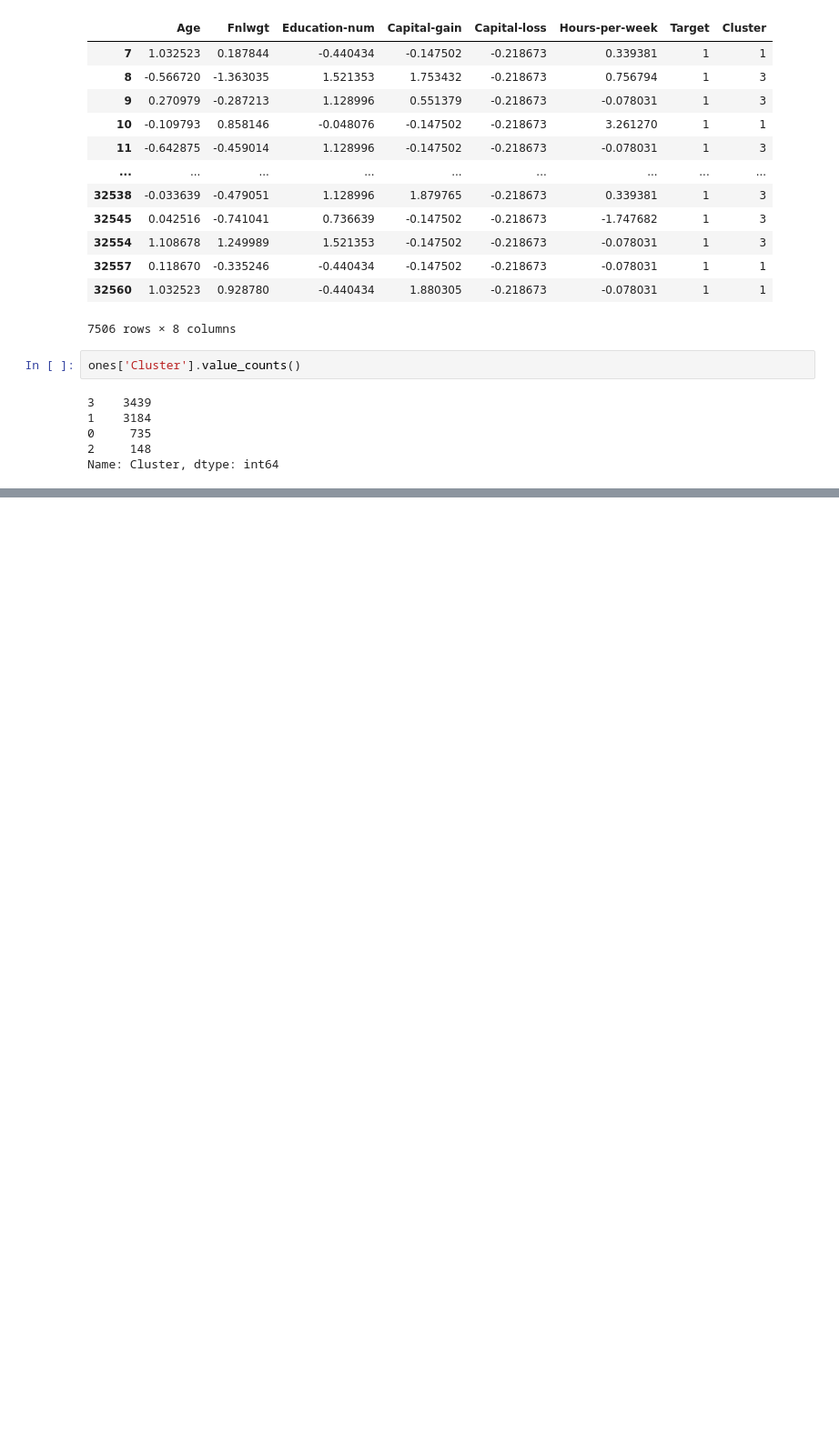
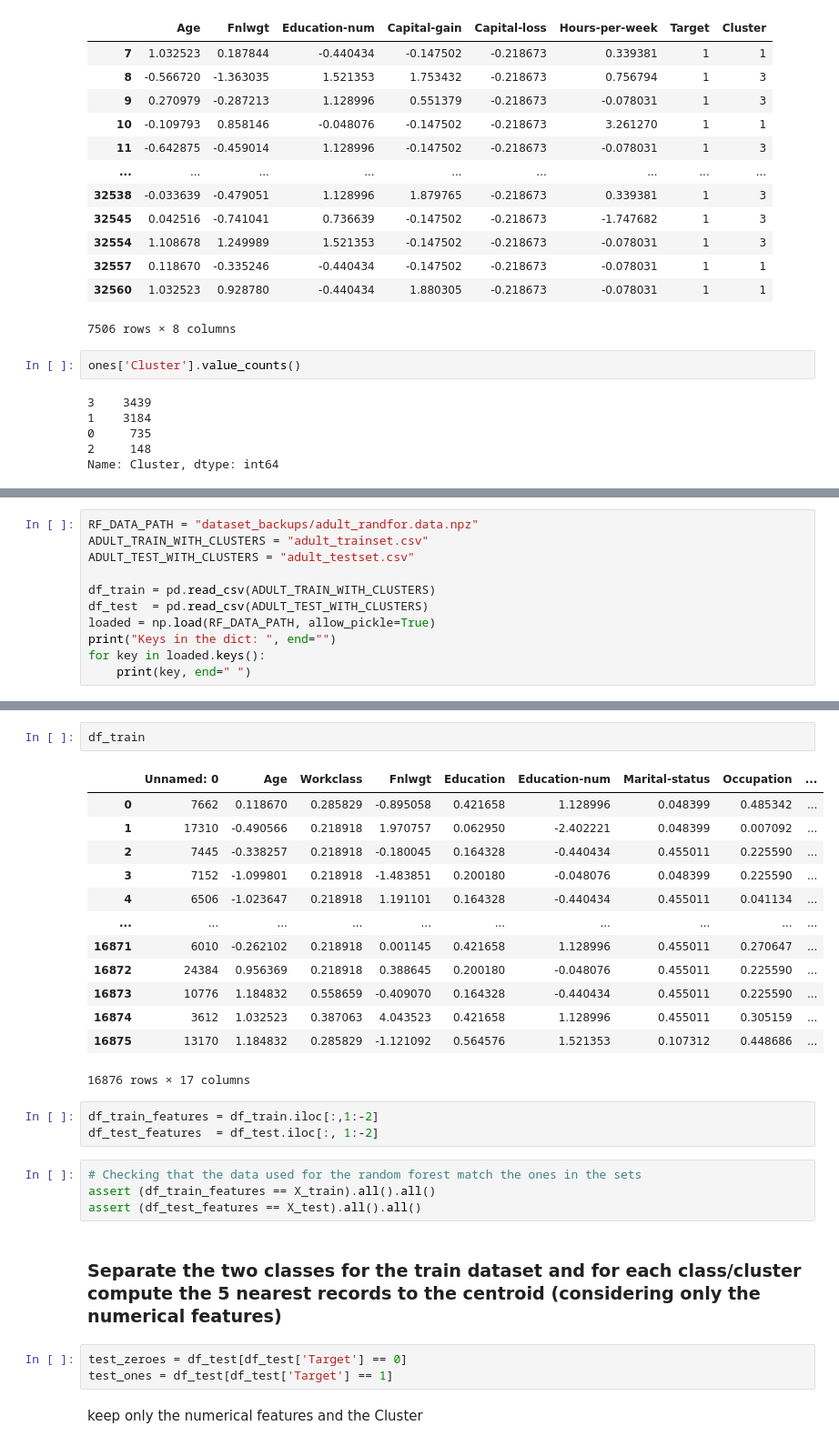
Before and after one commit to gerzin/mlem, a Jupyter notebook: notebooks/datasets/adult/AdultClusteringCentroids.ipynb, the cells around one changed output, grey strips where cells are left out. Shown at 91% size. Saved outputs shown, nothing was run; the diff lists cells and outputs as text; blank space fills up the shorter version.

Commit message:
using centroids to create new set

```diff
--- a/notebooks/datasets/adult/AdultClusteringCentroids.ipynb
+++ b/notebooks/datasets/adult/AdultClusteringCentroids.ipynb
@@ -541,0 +262,11 @@ Name: 0, dtype: float64
+# %%
+RF_DATA_PATH = "dataset_backups/adult_randfor.data.npz"
+ADULT_TRAIN_WITH_CLUSTERS = "adult_trainset.csv"
+ADULT_TEST_WITH_CLUSTERS = "adult_testset.csv"
+
+df_train = pd.read_csv(ADULT_TRAIN_WITH_CLUSTERS)
+df_test  = pd.read_csv(ADULT_TEST_WITH_CLUSTERS)
+loaded = np.load(RF_DATA_PATH, allow_pickle=True)
+print("Keys in the dict: ", end="")
+for key in loaded.keys():
+    print(key, end=" ")
@@ -541,0 +293,30 @@ Name: 0, dtype: float64
+# %%
+df_train
+# %% [output]
+|  | Unnamed: 0 | Age | Workclass | Fnlwgt | Education | Education-num | Marital-status | Occupation | ... |
+| 0 | 7662 | 0.118670 | 0.285829 | -0.895058 | 0.421658 | 1.128996 | 0.048399 | 0.485342 | ... |
+| 1 | 17310 | -0.490566 | 0.218918 | 1.970757 | 0.062950 | -2.402221 | 0.048399 | 0.007092 | ... |
+| 2 | 7445 | -0.338257 | 0.218918 | -0.180045 | 0.164328 | -0.440434 | 0.455011 | 0.225590 | ... |
+| 3 | 7152 | -1.099801 | 0.218918 | -1.483851 | 0.200180 | -0.048076 | 0.048399 | 0.225590 | ... |
+| 4 | 6506 | -1.023647 | 0.218918 | 1.191101 | 0.164328 | -0.440434 | 0.455011 | 0.041134 | ... |
+| ... | ... | ... | ... | ... | ... | ... | ... | ... | ... |
+| 16871 | 6010 | -0.262102 | 0.218918 | 0.001145 | 0.421658 | 1.128996 | 0.455011 | 0.270647 | ... |
+| 16872 | 24384 | 0.956369 | 0.218918 | 0.388645 | 0.200180 | -0.048076 | 0.455011 | 0.225590 | ... |
+| 16873 | 10776 | 1.184832 | 0.558659 | -0.409070 | 0.164328 | -0.440434 | 0.455011 | 0.225590 | ... |
+| 16874 | 3612 | 1.032523 | 0.387063 | 4.043523 | 0.421658 | 1.128996 | 0.455011 | 0.305159 | ... |
+| 16875 | 13170 | 1.184832 | 0.285829 | -1.121092 | 0.564576 | 1.521353 | 0.107312 | 0.448686 | ... |
+16876 rows × 17 columns
+# %%
+df_train_features = df_train.iloc[:,1:-2]
+df_test_features  = df_test.iloc[:, 1:-2]
+# %%
+# Checking that the data used for the random forest match the ones in the sets
+assert (df_train_features == X_train).all().all()
+assert (df_test_features == X_test).all().all()
+# %% [markdown]
+### Separate the two classes for the train dataset and for each class/cluster compute the 5 nearest records to the centroid (considering only the numerical features)
+# %%
+test_zeroes = df_test[df_test['Target'] == 0]
+test_ones = df_test[df_test['Target'] == 1]
+# %% [markdown]
+keep only the numerical features and the Cluster
```
Also changed, not shown: parts of 46 cells of this notebook, 3 other files.
